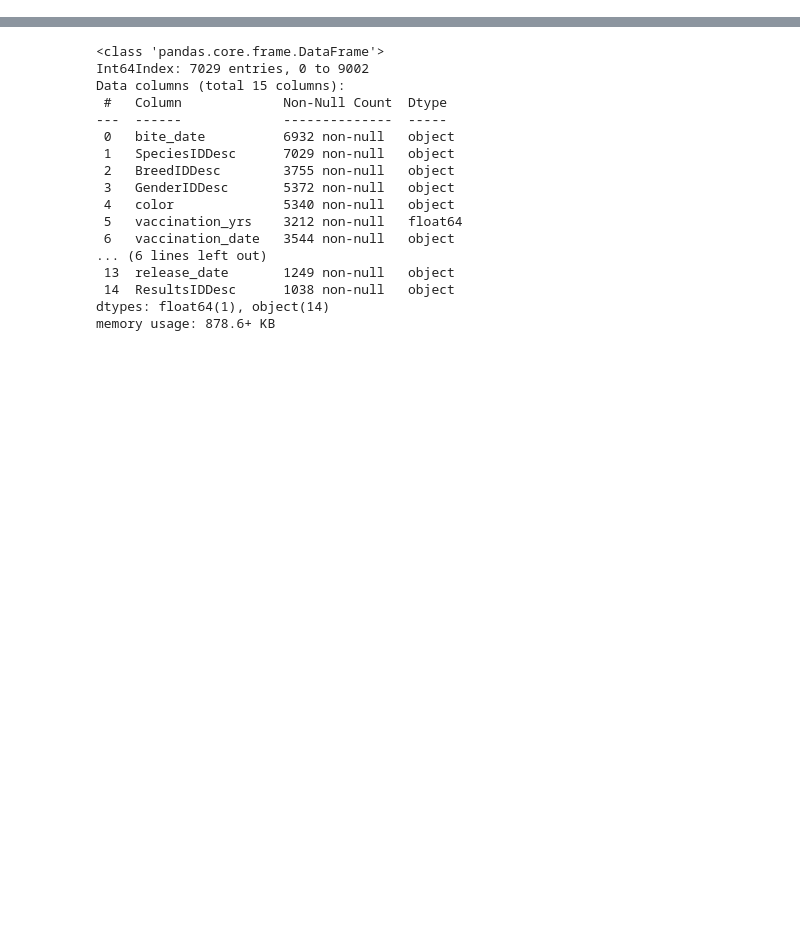
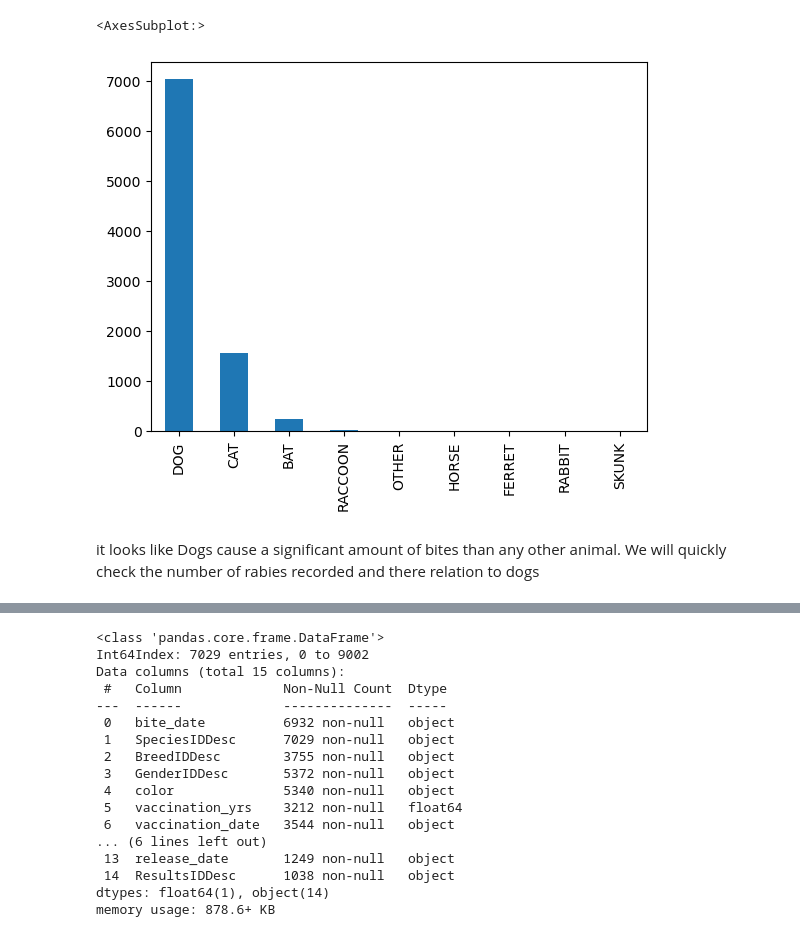
Before and after one commit to tcarr032/Animal-bite-dataset, a Jupyter notebook: Animal_Bites_Predictor.ipynb, the cells around one changed output, grey strips where cells are left out. Drawn from its saved outputs; the diff is of its cells as text; code cells hidden in the pictures; blank space fills up the shorter version.

```diff
--- a/Animal_Bites_Predictor.ipynb
+++ b/Animal_Bites_Predictor.ipynb
@@ -20,6 +20,13 @@ df.head(10)
 | 7 | 1990-02-22 00:00:00 | DOG | NaN | MALE | BLK-WHT | NaN | NaN | ... |
 | 8 | 1990-08-02 00:00:00 | DOG | NaN | MALE | BROWN | NaN | NaN | ... |
 | 9 | 1990-08-19 00:00:00 | DOG | NaN | UNKNOWN | BRN-TAN | NaN | NaN | ... |
+# %%
+df['SpeciesIDDesc'].value_counts().plot(kind='bar')
+# %% [output]
+<AxesSubplot:>
+[figure, added]
+# %% [markdown]
+it looks like Dogs cause a significant amount of bites than any other animal. We will quickly check the number of rabies recorded and there relation to dogs
 # %%
 #getting dogs only in a new df
 df_dogs = (df['SpeciesIDDesc'] == 'DOG')
```
Also changed, not shown: parts of 8 cells of this notebook.
